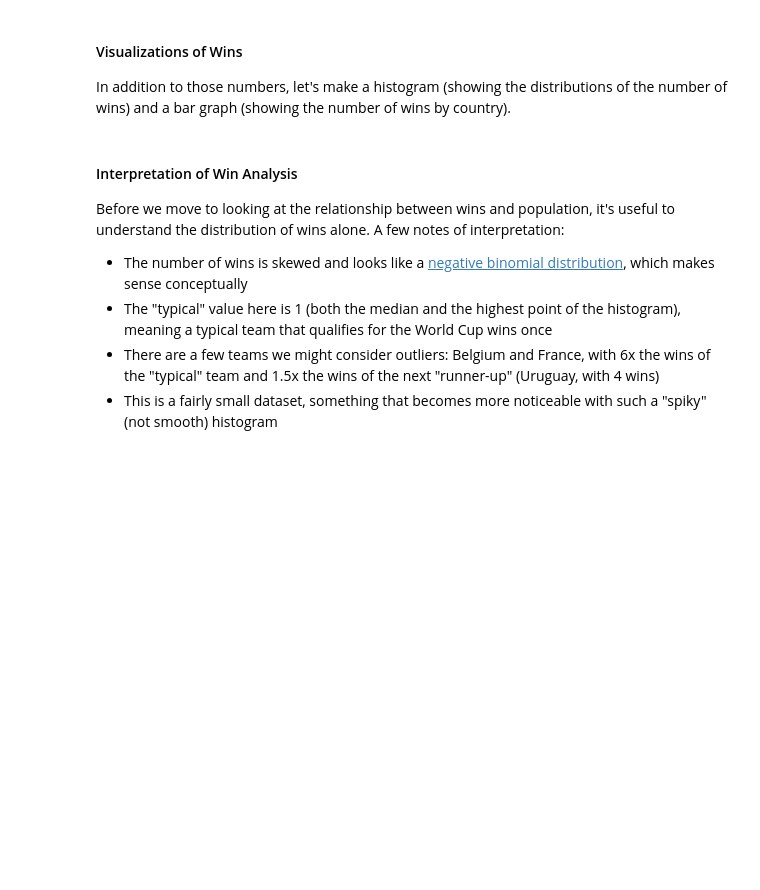
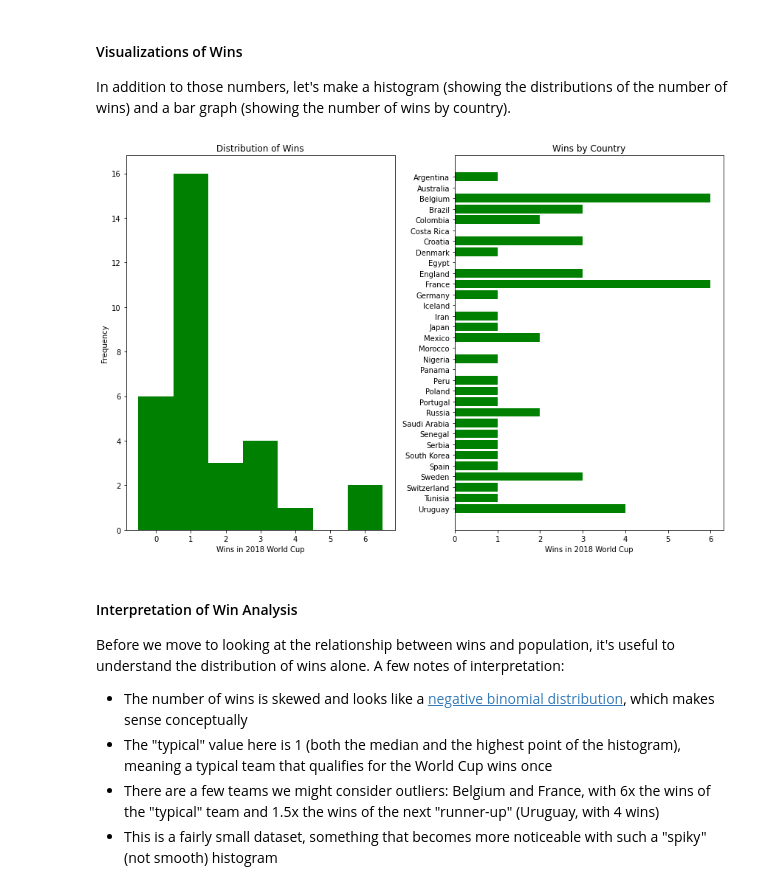
Before and after one commit to AustinTowery/dsc-data-serialization-lab, a Jupyter notebook: index.ipynb, the cells around one changed output. Drawn from its saved outputs; the diff is of its cells as text; code cells hidden in the pictures; blank space fills up the shorter version.

```diff
--- a/index.ipynb
+++ b/index.ipynb
@@ -462,3 +498,15 @@ def find_winner(match):
+# %%
+# Replace None with appropriate code
+
+def find_winner(match):
+
+    score_1 = match["score1"]
+    score_2 = match["score2"]
+
+    if score_1 > score_2:
+        return match["team1"]["name"]
+    elif score_2 > score_1:
+        return match["team2"]["name"]
 # %%
 # Run this cell without changes
 assert find_winner(matches[0]) == "Russia"
@@ -466,18 +514,12 @@ assert find_winner(matches[1]) == "Uruguay"
 assert find_winner(matches[2]) == None
 # %% [markdown]
 Now that we have this helper function, loop over every match in `matches`, find the winner, and add 1 to the associated count of wins in `combined_data`. If the winner is `None`, skip adding it to the dictionary.
-# %%
-# Replace None with appropriate code
-
-for match in matches:
-    # Get the name of the winner
-    winner = None
-    # Only proceed to the next step if there was
-    # a winner
-    if winner:
-        # Add 1 to the associated count of wins
-        None
-
-# Visually inspect the output to ensure the wins are
-# different for different countries
-combined_data
+# %%
+# Replace None with appropriate code
+
+for match in matches:
+    winner = find_winner(match)
+    if winner:
+        combined_data[winner]["wins"] += 1
+
+combined_data
@@ -505,22 +569,21 @@ In addition to those numbers, let's make a histogram (showing the distributions
 # %%
 # Run this cell without changes
 import matplotlib.pyplot as plt
 
-# Set up figure and axes
-fig, (ax1, ax2) = plt.subplots(ncols=2, figsize=(12, 7))
+fig, (ax1, ax2) = plt.subplots(ncols=2, figsize=(12, 8))
 fig.set_tight_layout(True)
 
-# Histogram of Wins and Frequencies
 ax1.hist(x=wins, bins=range(8), align="left", color="green")
 ax1.set_xticks(range(7))
 ax1.set_xlabel("Wins in 2018 World Cup")
 ax1.set_ylabel("Frequency")
 ax1.set_title("Distribution of Wins")
 
-# Horizontal Bar Graph of Wins by Country
 ax2.barh(teams[::-1], wins[::-1], color="green")
 ax2.set_xlabel("Wins in 2018 World Cup")
 ax2.set_title("Wins by Country");
+# %% [output]
+[figure, added]
 # %% [markdown]
 #### Interpretation of Win Analysis
 
```
Also changed, not shown: parts of 35 cells of this notebook.
